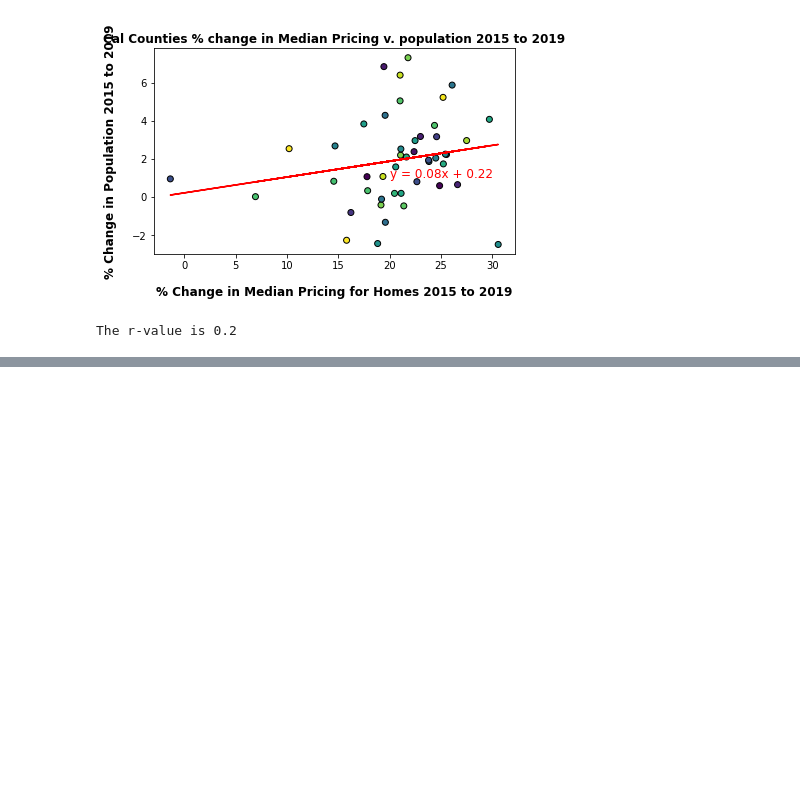
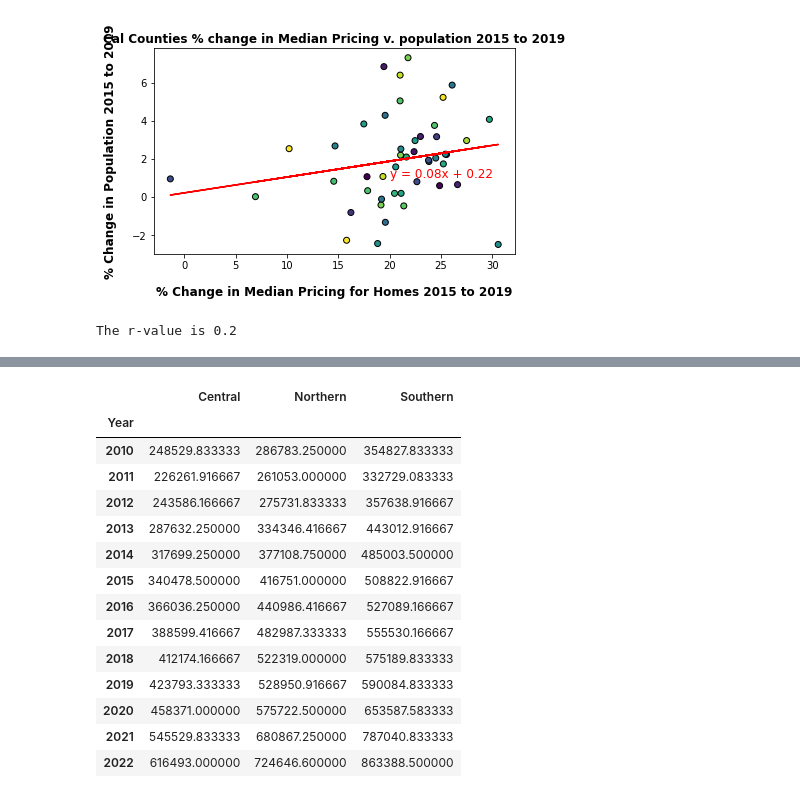
Before and after one commit to davidixonn/CaliforniaDreaming, a Jupyter notebook: Median_Housing_Data_FINAL.ipynb, the cells around one changed output, grey strips where cells are left out. Saved outputs shown, nothing was run; the diff lists cells and outputs as text; code cells hidden in the pictures; blank space fills up the shorter version.

```diff
--- a/Median_Housing_Data_FINAL.ipynb
+++ b/Median_Housing_Data_FINAL.ipynb
@@ -251,0 +314,35 @@ The r-value is 0.2
+# %%
+# Transpose the data frame in order to group the data by year for North/Central/South chart
+
+trans_avg_rents2 = avg_rents_north_south.transpose()
+trans_reset2 = trans_avg_rents2.reset_index()
+date_split2 = trans_reset2['index'].str.split(pat='/')
+rent_year2 = []
+for y in date_split2:
+    rent_year2.append(y[2])
+new_df2 = pd.DataFrame([rent_year2, trans_avg_rents2['Central   '], trans_avg_rents2['North     '], trans_avg_rents2['Southern  ']])
+new_df_tran2 = new_df2.transpose().astype(int)
+rents_chart_nor = new_df_tran2.rename(columns= {0: 'Year',
+                                              1: 'Central',
+                                              2: 'Northern',
+                                              3: 'Southern'
+ })
+rents_chart_nor.dtypes
+rents_chart_nor_sou = rents_chart_nor.groupby(rents_chart_nor['Year']).mean()
+rents_chart_nor_sou
+# %% [output]
+|  | Central | Northern | Southern |
+| Year |  |  |  |
+| 2010 | 248529.833333 | 286783.250000 | 354827.833333 |
+| 2011 | 226261.916667 | 261053.000000 | 332729.083333 |
+| 2012 | 243586.166667 | 275731.833333 | 357638.916667 |
+| 2013 | 287632.250000 | 334346.416667 | 443012.916667 |
+| 2014 | 317699.250000 | 377108.750000 | 485003.500000 |
+| 2015 | 340478.500000 | 416751.000000 | 508822.916667 |
+| 2016 | 366036.250000 | 440986.416667 | 527089.166667 |
+| 2017 | 388599.416667 | 482987.333333 | 555530.166667 |
+| 2018 | 412174.166667 | 522319.000000 | 575189.833333 |
+| 2019 | 423793.333333 | 528950.916667 | 590084.833333 |
+| 2020 | 458371.000000 | 575722.500000 | 653587.583333 |
+| 2021 | 545529.833333 | 680867.250000 | 787040.833333 |
+| 2022 | 616493.000000 | 724646.600000 | 863388.500000 |
```
Also changed, not shown: parts of 9 cells of this notebook.
